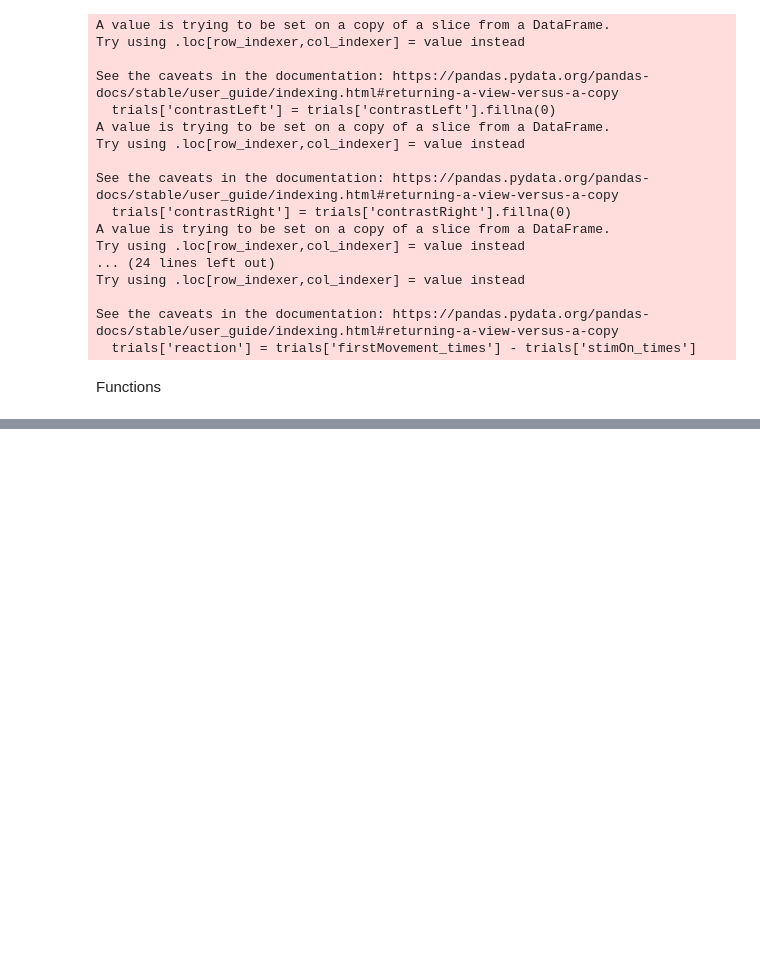
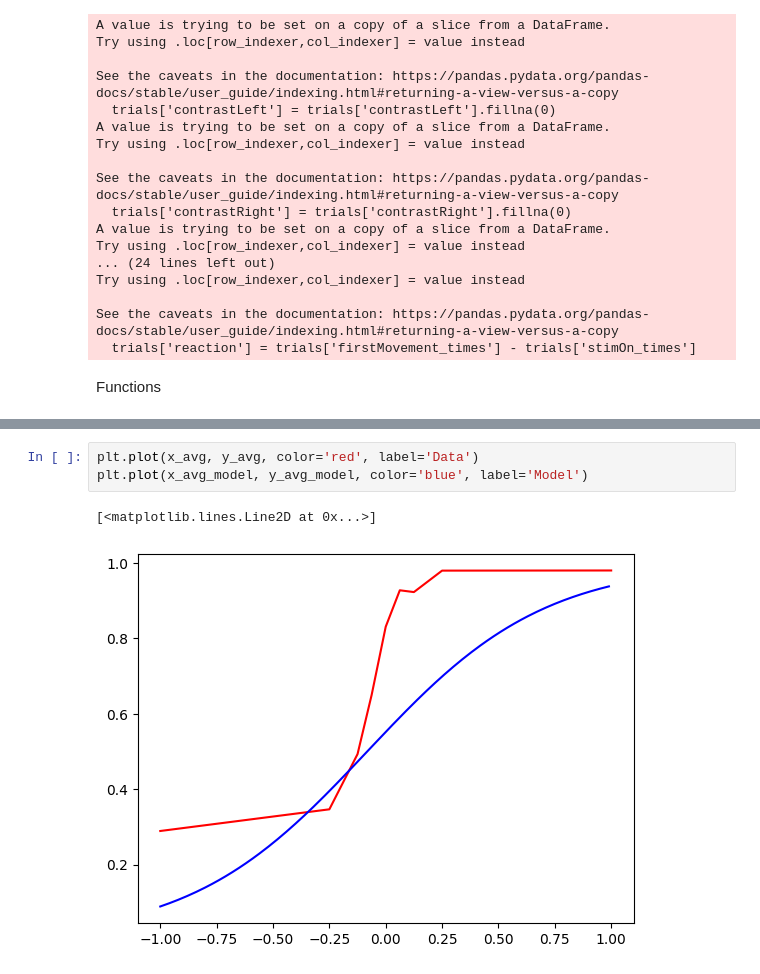
Before and after one commit to ineslaranjeira/representation_learning_variability, a Jupyter notebook: Models/BernoulliGLM/simple_logistic.ipynb, the cells around one changed output, grey strips where cells are left out. Cells and saved outputs as stored; diff of their text form; blank space fills up the shorter version.

```diff
--- a/Models/BernoulliGLM/simple_logistic.ipynb
+++ b/Models/BernoulliGLM/simple_logistic.ipynb
@@ -172,0 +285,6 @@ Text(0, 0.5, 'Cost')
+# %%
+plt.plot(x_avg, y_avg, color='red', label='Data')
+plt.plot(x_avg_model, y_avg_model, color='blue', label='Model')
+# %% [output]
+[<matplotlib.lines.Line2D at 0x...>]
+[figure, added]
```
Also changed, not shown: parts of 17 cells of this notebook, 11 other files.
